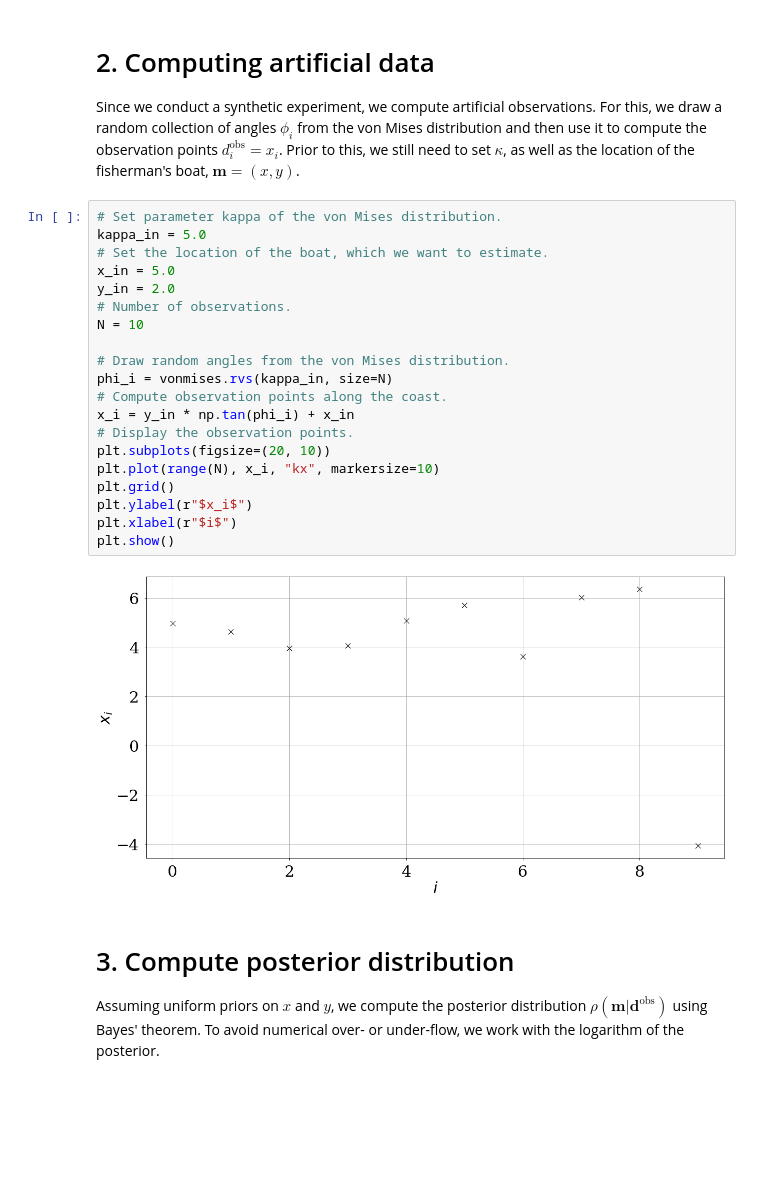
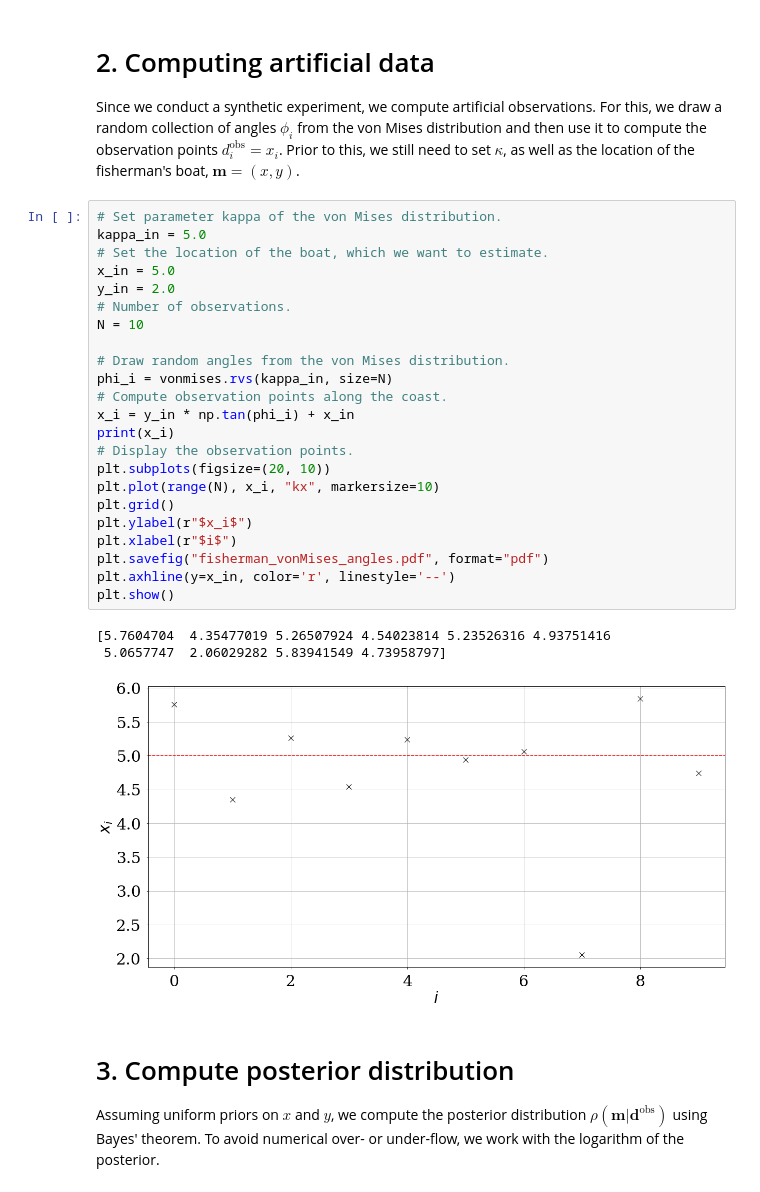
Before and after one commit to fabian-kutschera/WP15_InverseGeophysics, a Jupyter notebook: 01/Find the fisherman/Find the fisherman.ipynb, the cells around one changed output. Cells and saved outputs as stored; diff of their text form; blank space fills up the shorter version.

Commit message:
update fisherman notebook for class

```diff
--- a/01/Find the fisherman/Find the fisherman.ipynb
+++ b/01/Find the fisherman/Find the fisherman.ipynb
@@ -100,25 +99,30 @@ Since we conduct a synthetic experiment, we compute artificial observations. For
 # %%
 # Set parameter kappa of the von Mises distribution.
 kappa_in = 5.0
 # Set the location of the boat, which we want to estimate.
 x_in = 5.0
 y_in = 2.0
 # Number of observations.
 N = 10
 
 # Draw random angles from the von Mises distribution.
 phi_i = vonmises.rvs(kappa_in, size=N)
 # Compute observation points along the coast.
 x_i = y_in * np.tan(phi_i) + x_in
+print(x_i)
 # Display the observation points.
 plt.subplots(figsize=(20, 10))
 plt.plot(range(N), x_i, "kx", markersize=10)
 plt.grid()
 plt.ylabel(r"$x_i$")
 plt.xlabel(r"$i$")
+plt.savefig("fisherman_vonMises_angles.pdf", format="pdf")
+plt.axhline(y=x_in, color='r', linestyle='--')
 plt.show()
 # %% [output]
+[5.7604704  4.35477019 5.26507924 4.54023814 5.23526316 4.93751416
+ 5.0657747  2.06029282 5.83941549 4.73958797]
-[figure, old version]
+[figure, new version]
 # %% [markdown]
 # 3. Compute posterior distribution
 
```
Also changed, not shown: parts of 3 cells of this notebook, 3 other files.
